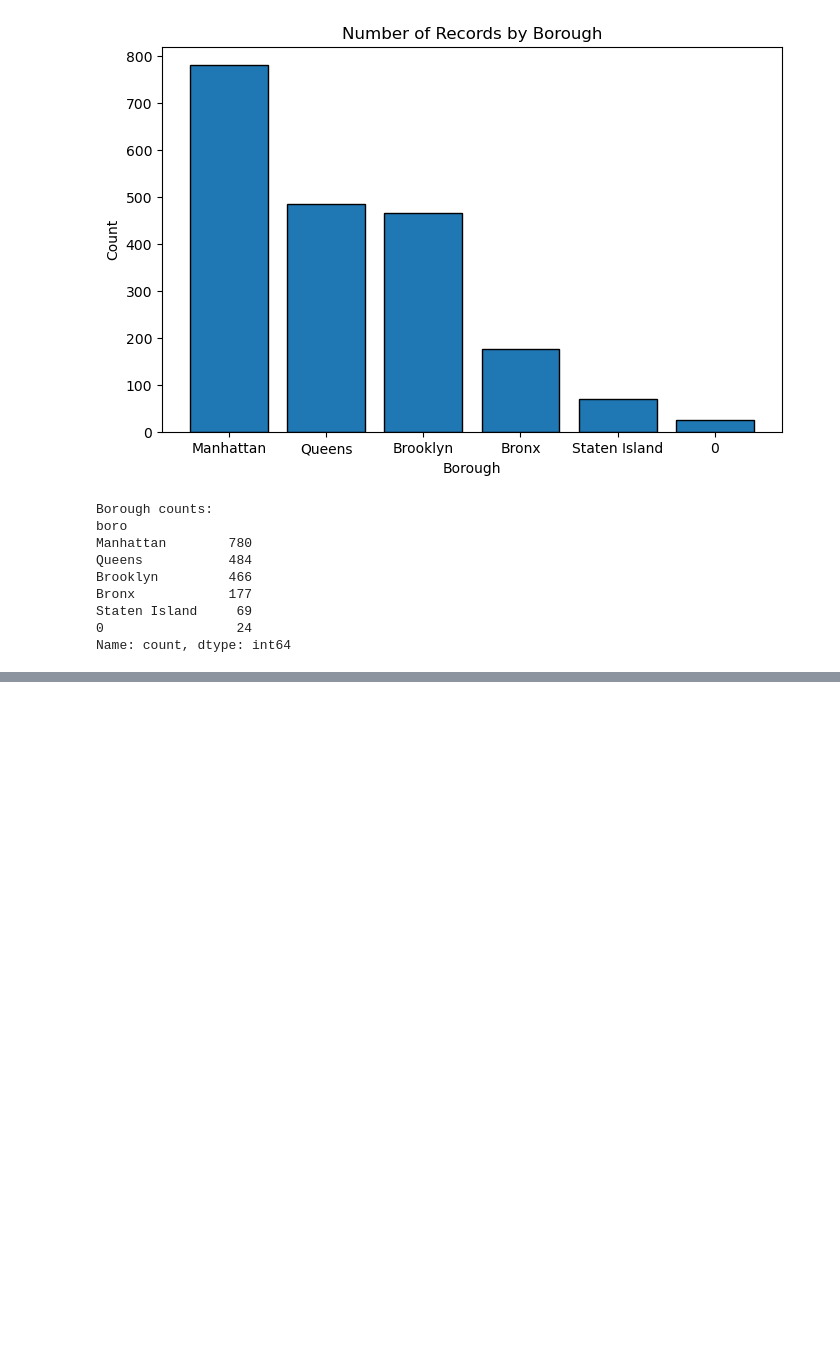
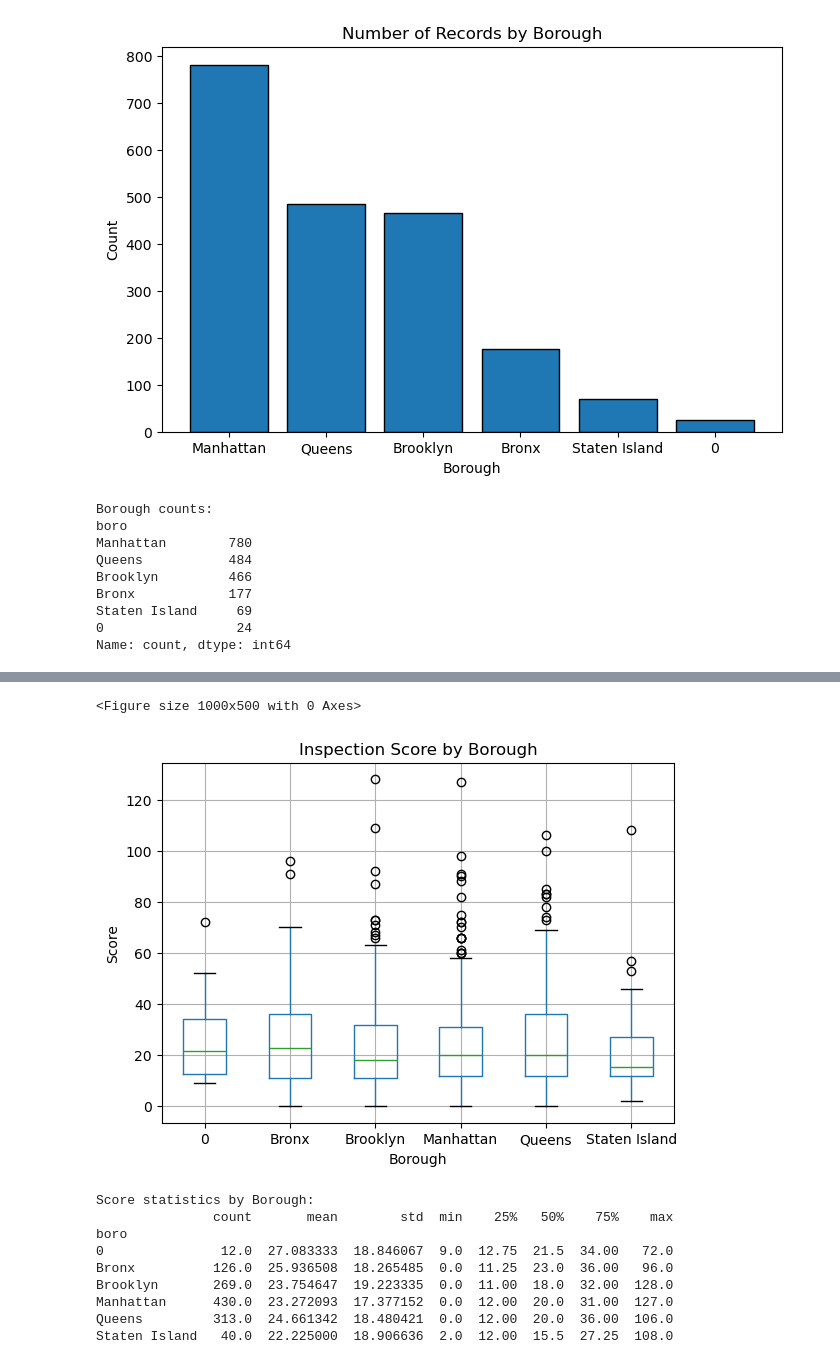
Before and after one commit to datasheng/csc46000-team-project-5000, a Jupyter notebook: data_analysis.ipynb, the cells around one changed output, grey strips where cells are left out. Saved outputs shown, nothing was run; the diff lists cells and outputs as text; code cells hidden in the pictures; blank space fills up the shorter version.

Commit message:
Add score by borough box plot

```diff
--- a/data_analysis.ipynb
+++ b/data_analysis.ipynb
@@ -100,0 +120,26 @@ Name: count, dtype: int64
+# %%
+# Box plot: Score by Borough
+data_clean = df[['boro', 'score']].dropna()
+
+plt.figure(figsize=(10, 5))
+data_clean.boxplot(column='score', by='boro')
+plt.title('Inspection Score by Borough')
+plt.suptitle('')
+plt.xlabel('Borough')
+plt.ylabel('Score')
+plt.show()
+
+print('Score statistics by Borough:')
+print(data_clean.groupby('boro')['score'].describe())
+# %% [output]
+<Figure size 1000x500 with 0 Axes>
+[figure, added]
+Score statistics by Borough:
+               count       mean        std  min    25%   50%    75%    max
+boro
+0               12.0  27.083333  18.846067  9.0  12.75  21.5  34.00   72.0
+Bronx          126.0  25.936508  18.265485  0.0  11.25  23.0  36.00   96.0
+Brooklyn       269.0  23.754647  19.223335  0.0  11.00  18.0  32.00  128.0
+Manhattan      430.0  23.272093  17.377152  0.0  12.00  20.0  31.00  127.0
+Queens         313.0  24.661342  18.480421  0.0  12.00  20.0  36.00  106.0
+Staten Island   40.0  22.225000  18.906636  2.0  12.00  15.5  27.25  108.0
```
Also changed, not shown: parts of 2 cells of this notebook.
